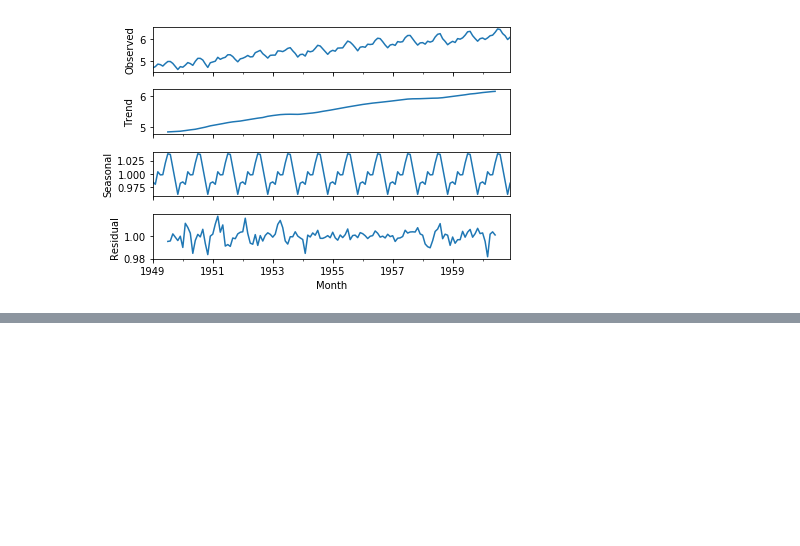
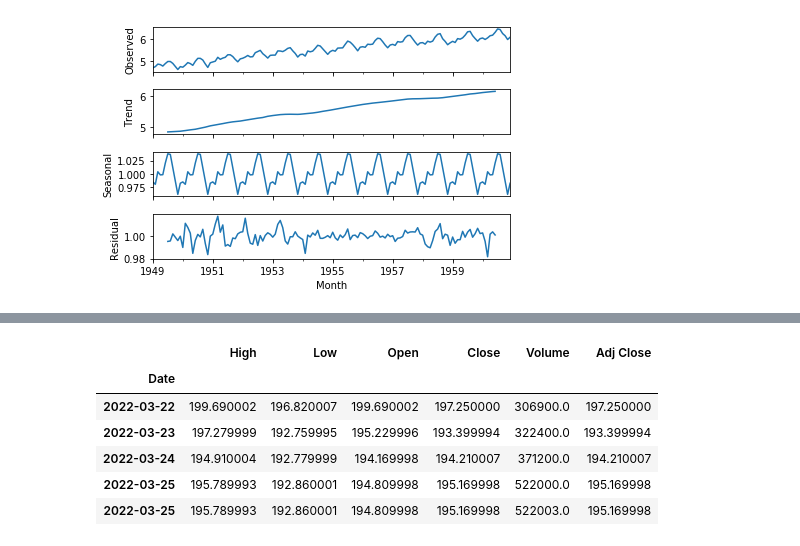
Before and after one commit to rimanshu/Private_personal, a Jupyter notebook: TimeSeries/Untitled.ipynb, the cells around one changed output, grey strips where cells are left out. Drawn from its saved outputs; the diff is of its cells as text; code cells hidden in the pictures; blank space fills up the shorter version.

```diff
--- a/TimeSeries/Untitled.ipynb
+++ b/TimeSeries/Untitled.ipynb
@@ -246,0 +267,10 @@ decomposition.plot()
+# %%
+pdr.get_data_yahoo('iex').tail()
+# %% [output]
+|  | High | Low | Open | Close | Volume | Adj Close |
+| Date |  |  |  |  |  |  |
+| 2022-03-22 | 199.690002 | 196.820007 | 199.690002 | 197.250000 | 306900.0 | 197.250000 |
+| 2022-03-23 | 197.279999 | 192.759995 | 195.229996 | 193.399994 | 322400.0 | 193.399994 |
+| 2022-03-24 | 194.910004 | 192.779999 | 194.169998 | 194.210007 | 371200.0 | 194.210007 |
+| 2022-03-25 | 195.789993 | 192.860001 | 194.809998 | 195.169998 | 522000.0 | 195.169998 |
+| 2022-03-25 | 195.789993 | 192.860001 | 194.809998 | 195.169998 | 522003.0 | 195.169998 |
```
Also changed, not shown: parts of 2 cells of this notebook, 22 other files.
